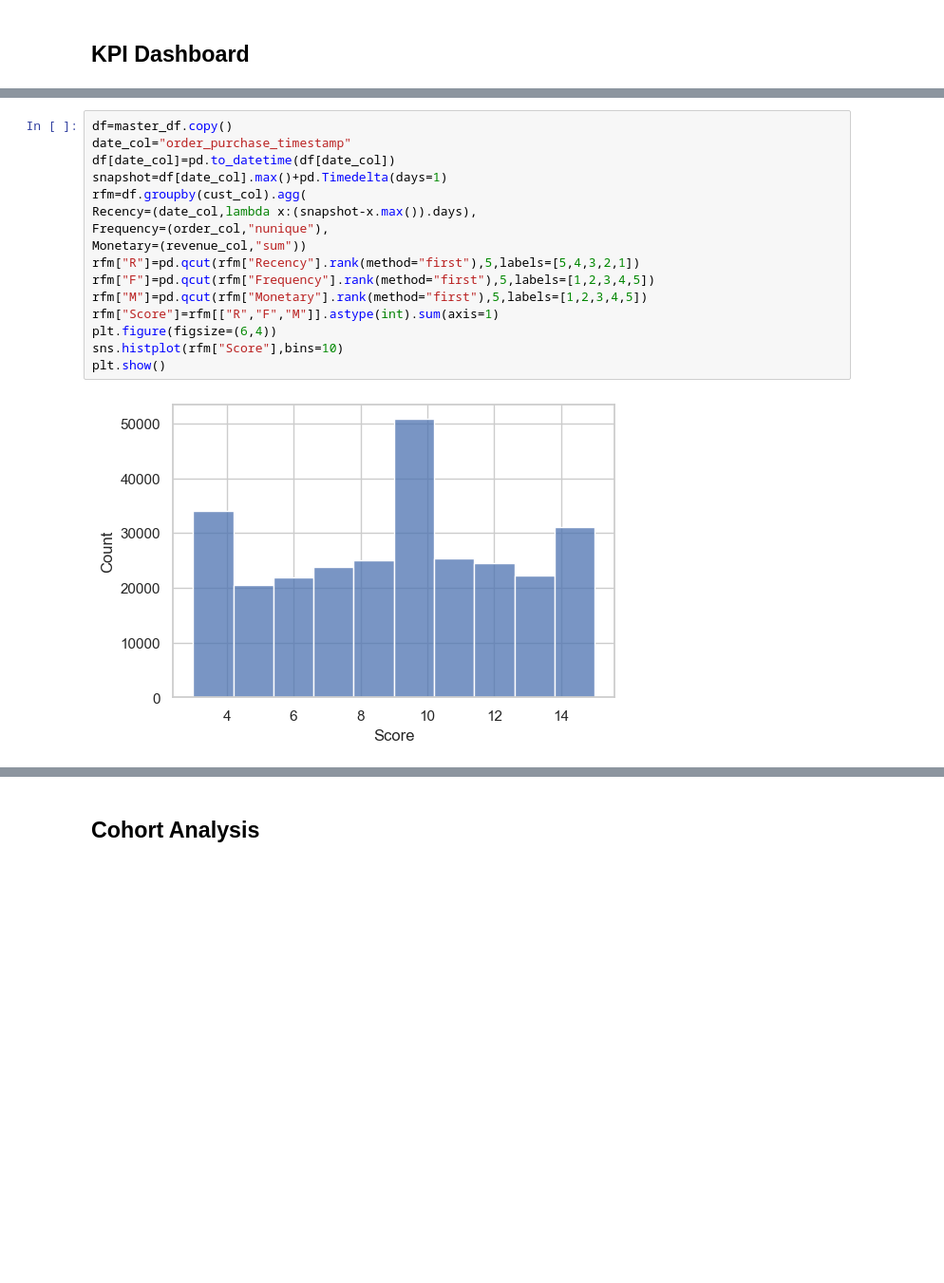
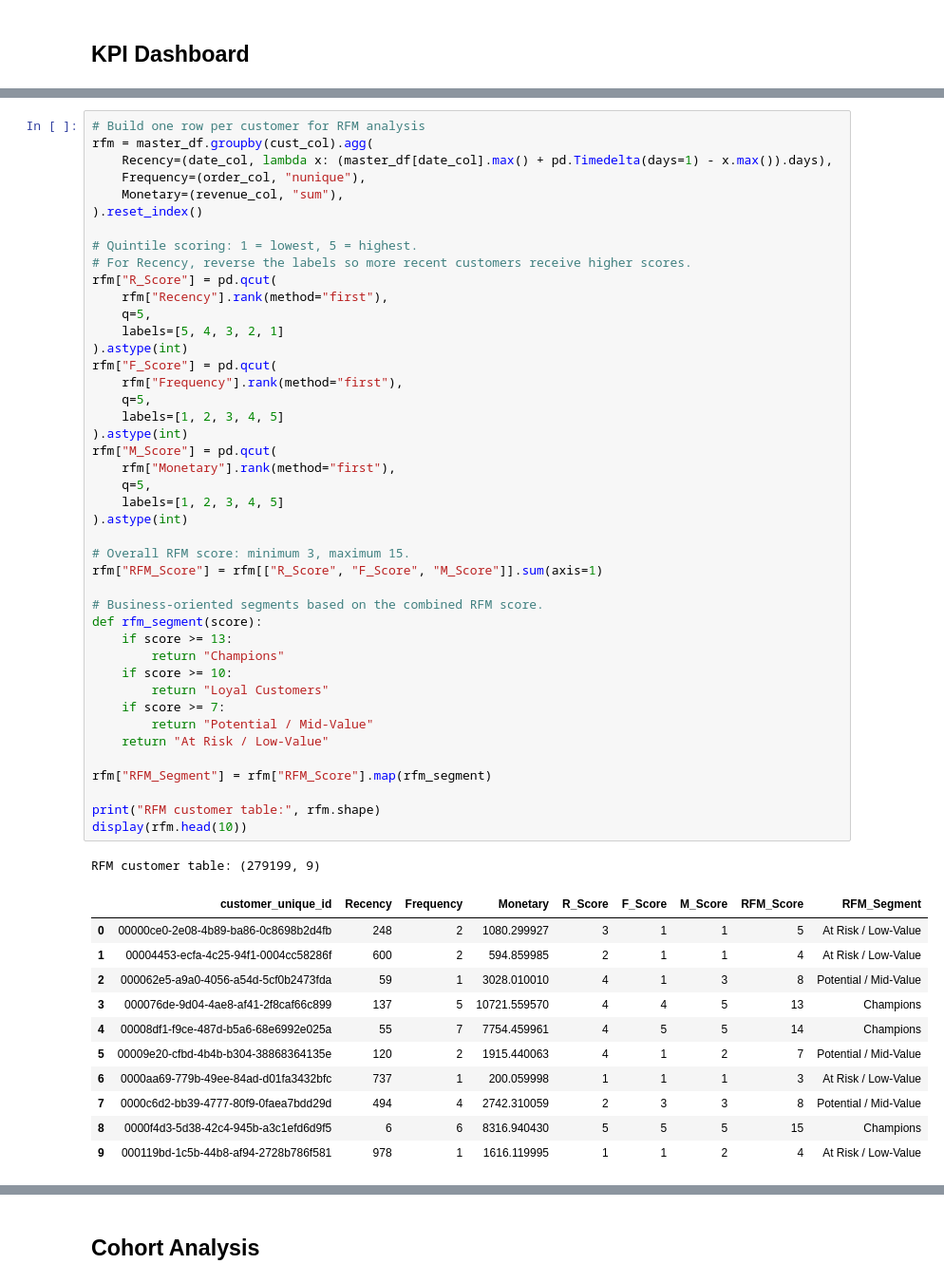
Before and after one commit to Niranjana2599/AI-Commerce-Analytics-Platform, a Jupyter notebook: notebooks/04_Customer_Analytics_RFM.ipynb, the cells around one changed output, grey strips where cells are left out. Shown at 95% size. Saved outputs shown, nothing was run; the diff lists cells and outputs as text; blank space fills up the shorter version.

```diff
--- a/notebooks/04_Customer_Analytics.ipynb
+++ b/notebooks/04_Customer_Analytics_RFM.ipynb
@@ -88,18 +116,56 @@ print({
 # %%
-df=master_df.copy()
-date_col="order_purchase_timestamp"
-df[date_col]=pd.to_datetime(df[date_col])
-snapshot=df[date_col].max()+pd.Timedelta(days=1)
-rfm=df.groupby(cust_col).agg(
-Recency=(date_col,lambda x:(snapshot-x.max()).days),
-Frequency=(order_col,"nunique"),
-Monetary=(revenue_col,"sum"))
-rfm["R"]=pd.qcut(rfm["Recency"].rank(method="first"),5,labels=[5,4,3,2,1])
-rfm["F"]=pd.qcut(rfm["Frequency"].rank(method="first"),5,labels=[1,2,3,4,5])
-rfm["M"]=pd.qcut(rfm["Monetary"].rank(method="first"),5,labels=[1,2,3,4,5])
-rfm["Score"]=rfm[["R","F","M"]].astype(int).sum(axis=1)
-plt.figure(figsize=(6,4))
-sns.histplot(rfm["Score"],bins=10)
-plt.show()
+# Build one row per customer for RFM analysis
+rfm = master_df.groupby(cust_col).agg(
+    Recency=(date_col, lambda x: (master_df[date_col].max() + pd.Timedelta(days=1) - x.max()).days),
+    Frequency=(order_col, "nunique"),
+    Monetary=(revenue_col, "sum"),
+).reset_index()
+
+# Quintile scoring: 1 = lowest, 5 = highest.
+# For Recency, reverse the labels so more recent customers receive higher scores.
+rfm["R_Score"] = pd.qcut(
+    rfm["Recency"].rank(method="first"),
+    q=5,
+    labels=[5, 4, 3, 2, 1]
+).astype(int)
+rfm["F_Score"] = pd.qcut(
+    rfm["Frequency"].rank(method="first"),
+    q=5,
+    labels=[1, 2, 3, 4, 5]
+).astype(int)
+rfm["M_Score"] = pd.qcut(
+    rfm["Monetary"].rank(method="first"),
+    q=5,
+    labels=[1, 2, 3, 4, 5]
+).astype(int)
+
+# Overall RFM score: minimum 3, maximum 15.
+rfm["RFM_Score"] = rfm[["R_Score", "F_Score", "M_Score"]].sum(axis=1)
+
+# Business-oriented segments based on the combined RFM score.
+def rfm_segment(score):
+    if score >= 13:
+        return "Champions"
+    if score >= 10:
+        return "Loyal Customers"
+    if score >= 7:
+        return "Potential / Mid-Value"
+    return "At Risk / Low-Value"
+
+rfm["RFM_Segment"] = rfm["RFM_Score"].map(rfm_segment)
+
+print("RFM customer table:", rfm.shape)
+display(rfm.head(10))
 # %% [output]
-[figure, removed]
+RFM customer table: (279199, 9)
+|  | customer_unique_id | Recency | Frequency | Monetary | R_Score | F_Score | M_Score | RFM_Score | RFM_Segment |
+| 0 | 00000ce0-2e08-4b89-ba86-0c8698b2d4fb | 248 | 2 | 1080.299927 | 3 | 1 | 1 | 5 | At Risk / Low-Value |
+| 1 | 00004453-ecfa-4c25-94f1-0004cc58286f | 600 | 2 | 594.859985 | 2 | 1 | 1 | 4 | At Risk / Low-Value |
+| 2 | 000062e5-a9a0-4056-a54d-5cf0b2473fda | 59 | 1 | 3028.010010 | 4 | 1 | 3 | 8 | Potential / Mid-Value |
+| 3 | 000076de-9d04-4ae8-af41-2f8caf66c899 | 137 | 5 | 10721.559570 | 4 | 4 | 5 | 13 | Champions |
+| 4 | 00008df1-f9ce-487d-b5a6-68e6992e025a | 55 | 7 | 7754.459961 | 4 | 5 | 5 | 14 | Champions |
+| 5 | 00009e20-cfbd-4b4b-b304-38868364135e | 120 | 2 | 1915.440063 | 4 | 1 | 2 | 7 | Potential / Mid-Value |
+| 6 | 0000aa69-779b-49ee-84ad-d01fa3432bfc | 737 | 1 | 200.059998 | 1 | 1 | 1 | 3 | At Risk / Low-Value |
+| 7 | 0000c6d2-bb39-4777-80f9-0faea7bdd29d | 494 | 4 | 2742.310059 | 2 | 3 | 3 | 8 | Potential / Mid-Value |
+| 8 | 0000f4d3-5d38-42c4-945b-a3c1efd6d9f5 | 6 | 6 | 8316.940430 | 5 | 5 | 5 | 15 | Champions |
+| 9 | 000119bd-1c5b-44b8-af94-2728b786f581 | 978 | 1 | 1616.119995 | 1 | 1 | 2 | 4 | At Risk / Low-Value |
```
Also changed, not shown: parts of 14 cells of this notebook, 4 other files.
